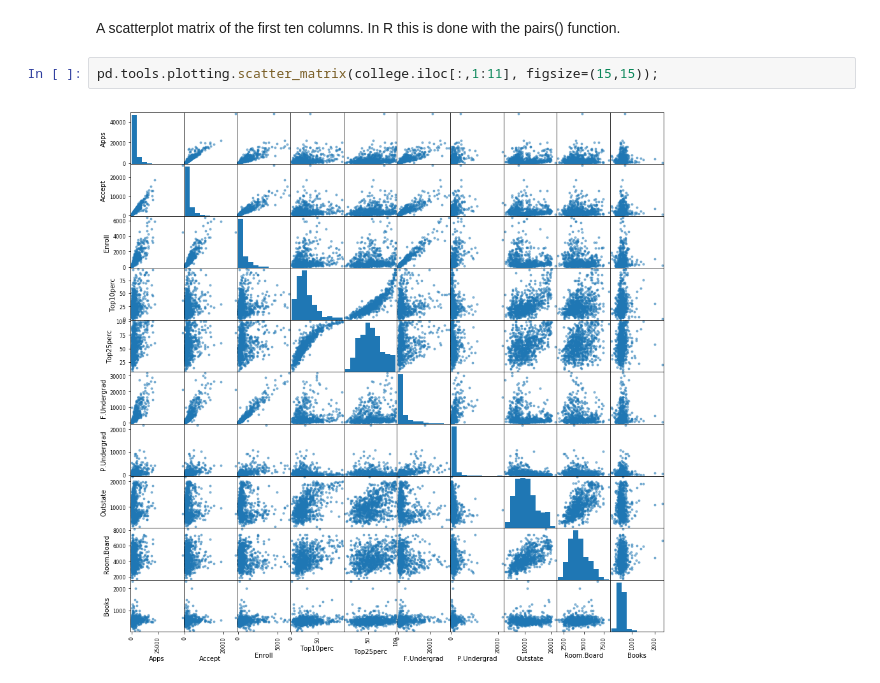
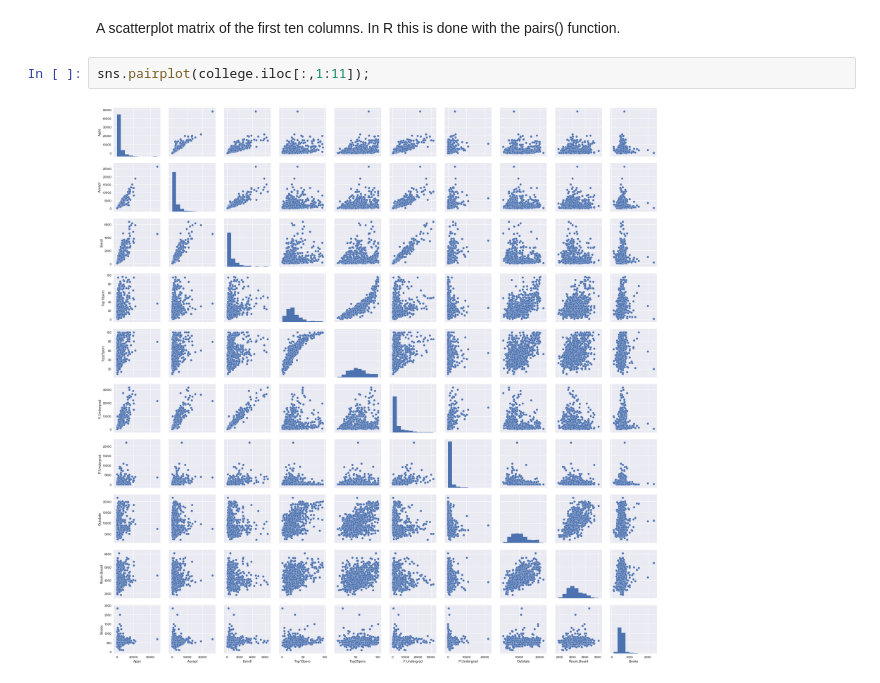
Before and after one commit to srillaert/ISLR-python, a Jupyter notebook: Ch2 Statistical Learning/Ex8 College data set.ipynb, the cells around one changed output. Saved outputs shown, nothing was run; the diff lists cells and outputs as text.

Commit message:
Switched to Seaborn for the plotting

```diff
--- a/Ch2 Statistical Learning/Ex8 College data set.ipynb
+++ b/Ch2 Statistical Learning/Ex8 College data set.ipynb
@@ -69,6 +70,6 @@ college.describe(include='all')
 # %% [markdown]
 A scatterplot matrix of the first ten columns. In R this is done with the pairs() function.
 # %%
-pd.tools.plotting.scatter_matrix(college.iloc[:,1:11], figsize=(15,15));
+sns.pairplot(college.iloc[:,1:11]);
 # %% [output]
-[figure, old version]
+[figure, new version]
```
Also changed, not shown: parts of 2 cells of this notebook.
